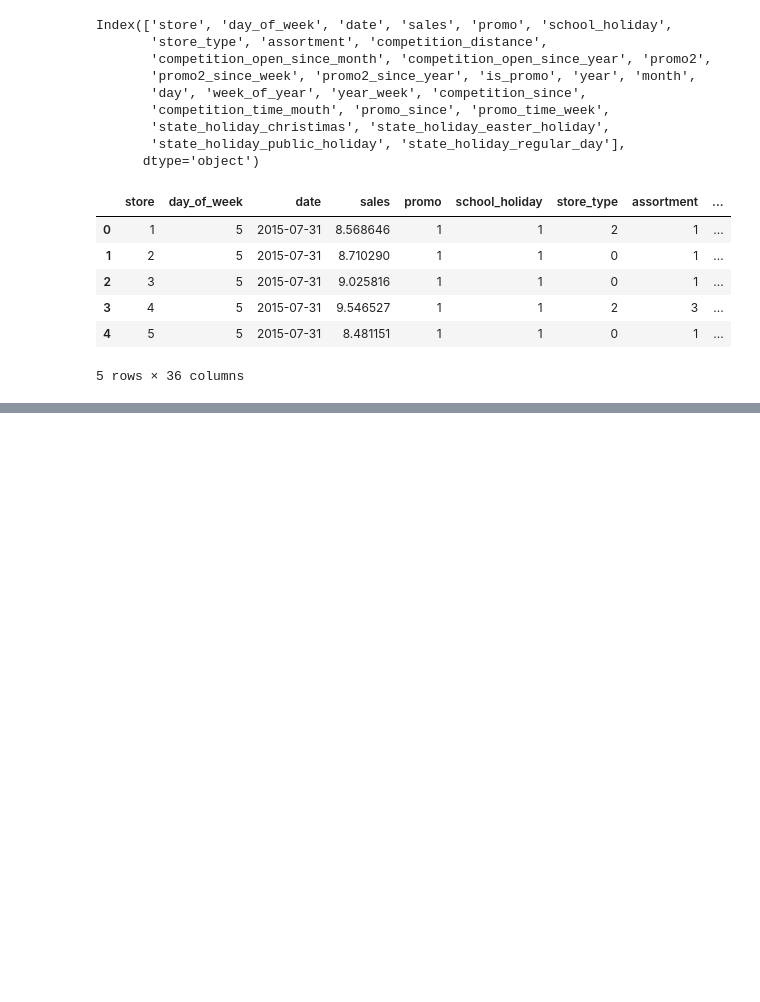
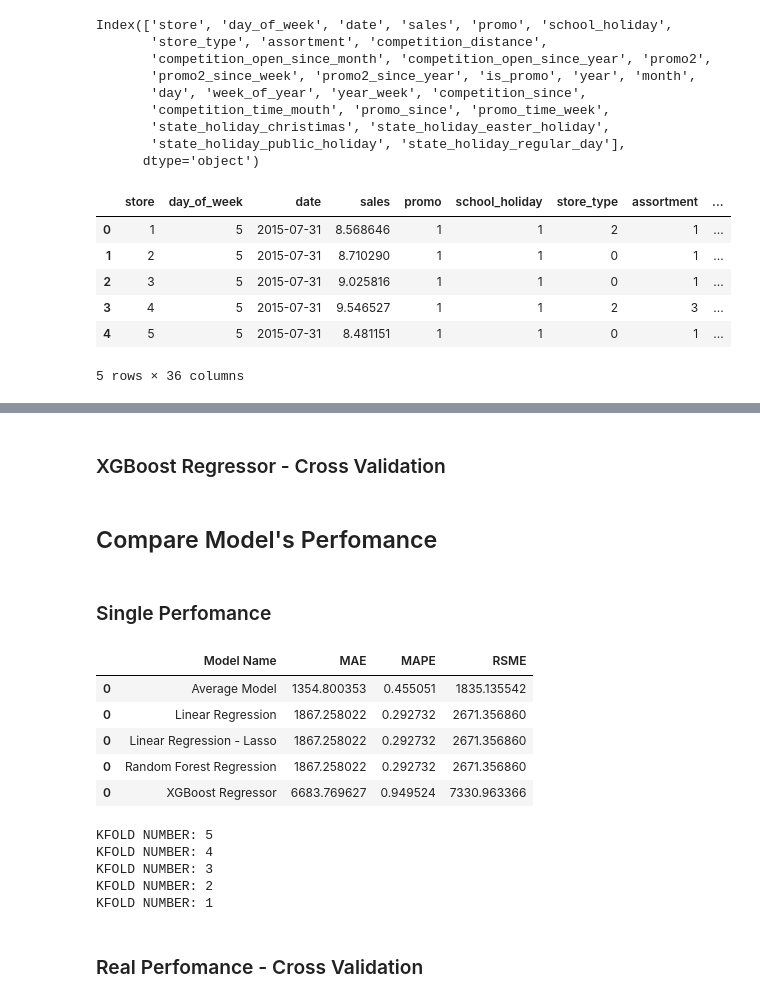
Before and after one commit to ikauann/Rossmann-Store-Sales, a Jupyter notebook: m04_v01_store_sales_prediction.ipynb, the cells around one changed output, grey strips where cells are left out. Drawn from its saved outputs; the diff is of its cells as text; code cells hidden in the pictures; blank space fills up the shorter version.

Commit message:
machine learning cross validation

```diff
--- a/m04_v01_store_sales_prediction.ipynb
+++ b/m04_v01_store_sales_prediction.ipynb
@@ -982,0 +1052,10 @@ lrr_result
+# %%
+#model
+rf = RandomForestRegressor(n_estimators=100, n_jobs=1, random_state=42).fit(x_train, y_train)
+
+#preduction
+yhat_rf = rf.predict(x_test)
+
+#perfomance
+rf_result = ml_error('Random Forest Regression', np.expm1(y_test), np.expm1(yhat_lr))
+rf_result
@@ -982,0 +1075,15 @@ lrr_result
+# %%
+#model
+model_xgb = xgb.XGBRegressor(objective='reg:squarederror',
+                            n_estimators=100,
+                            eta=0.01,
+                            max_depth=10,
+                            subsample=0.7,
+                            colsample_bytee=0.9).fit(x_train, y_train)
+
+#preduction
+yhat_xgb = model_xgb.predict(x_test)
+
+#perfomance
+xgb_result = ml_error('XGBoost Regressor', np.expm1(y_test), np.expm1(yhat_xgb))
+xgb_result
@@ -982,0 +1099,2 @@ lrr_result
+# %% [markdown]
+### XGBoost Regressor - Cross Validation
@@ -982,0 +1104,26 @@ lrr_result
+# %% [markdown]
+## Compare Model's Perfomance
+# %% [markdown]
+### Single Perfomance
+# %%
+modelling_result = pd.concat([baseline_result, lr_result, lrr_result, rf_result, xgb_result])
+modelling_result.sort_values('RSME')
+# %% [output]
+|  | Model Name | MAE | MAPE | RSME |
+| 0 | Average Model | 1354.800353 | 0.455051 | 1835.135542 |
+| 0 | Linear Regression | 1867.258022 | 0.292732 | 2671.356860 |
+| 0 | Linear Regression - Lasso | 1867.258022 | 0.292732 | 2671.356860 |
+| 0 | Random Forest Regression | 1867.258022 | 0.292732 | 2671.356860 |
+| 0 | XGBoost Regressor | 6683.769627 | 0.949524 | 7330.963366 |
+# %%
+model = Lasso(alpha=0.01)
+a = cross_validation(x_training, 5, 'Lasso', model, verbose=True)
+a
+# %% [output]
+KFOLD NUMBER: 5
+KFOLD NUMBER: 4
+KFOLD NUMBER: 3
+KFOLD NUMBER: 2
+KFOLD NUMBER: 1
+# %% [markdown]
+### Real Perfomance - Cross Validation
```
Also changed, not shown: parts of 49 cells of this notebook.
